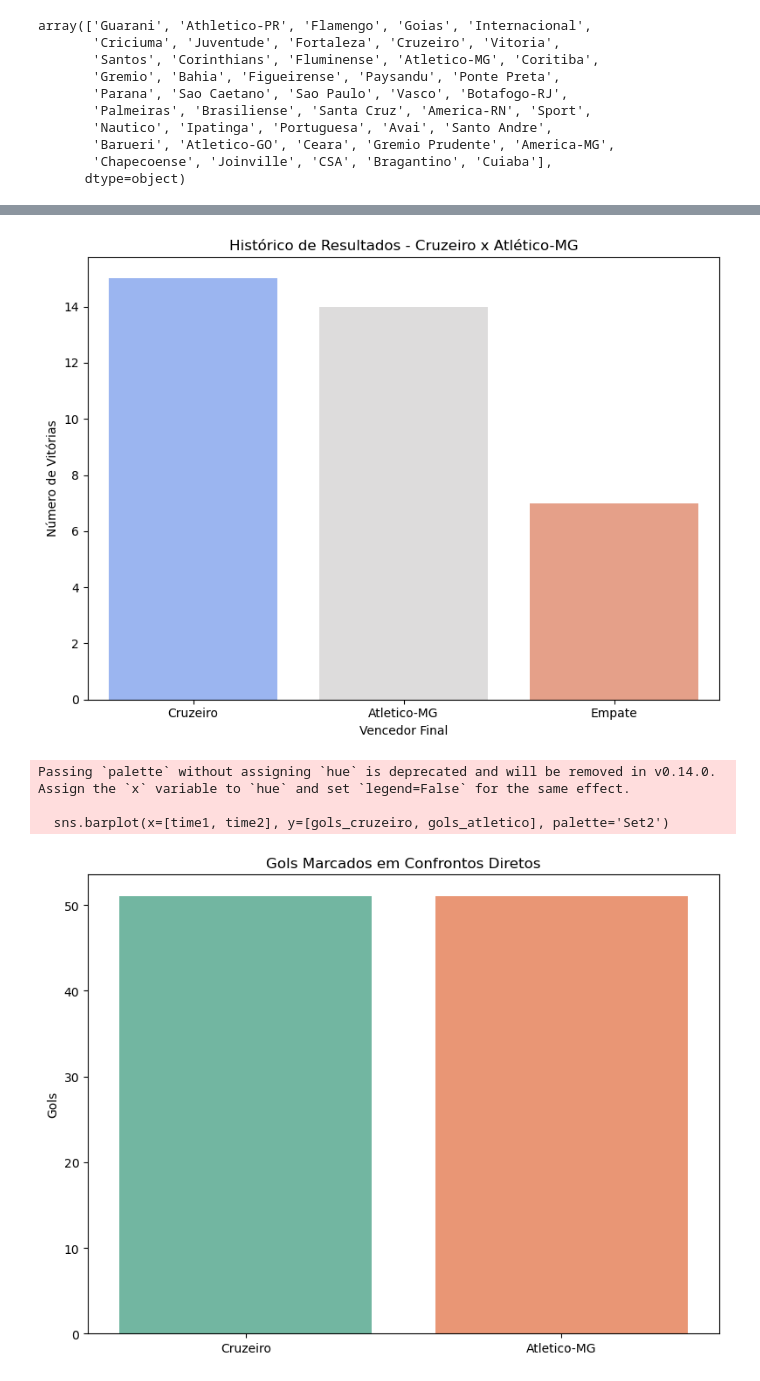
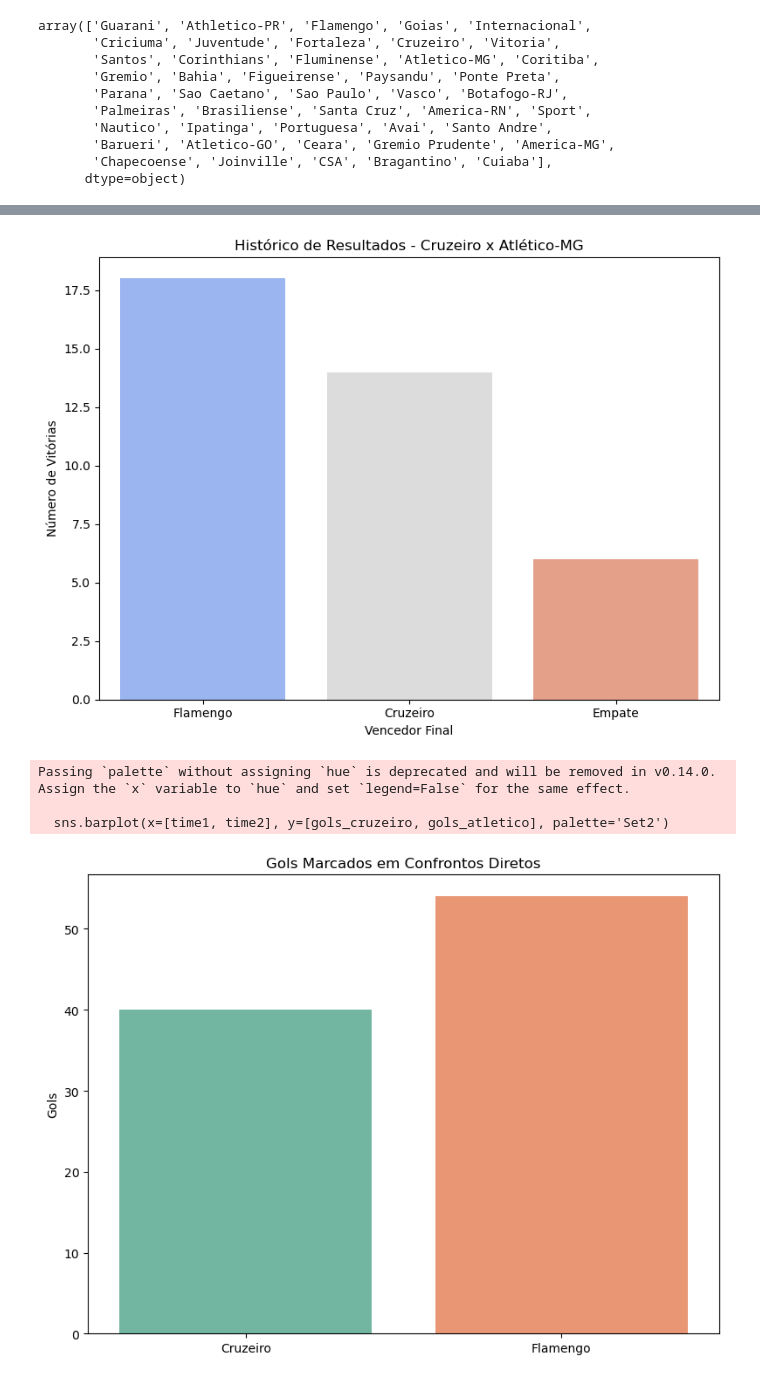
Before and after one commit to raphhax/mostraUFMG, a Jupyter notebook: campBr/code/futzadas.ipynb, the cells around one changed output, grey strips where cells are left out. Cells and saved outputs as stored; diff of their text form; code cells hidden in the pictures.

```diff
--- a/campBr/code/futzadas.ipynb
+++ b/campBr/code/futzadas.ipynb
@@ -203,7 +203,7 @@ array(['Guarani', 'Athletico-PR', 'Flamengo', 'Goias', 'Internacional',
       dtype=object)
 # %%
 time1 = 'Cruzeiro'
-time2 = 'Atletico-MG'
+time2 = 'Flamengo'
 
 times_classico = [time1, time2]
 df_classico = dfFull[(dfFull['mandante'].isin(times_classico)) & (dfFull['visitante'].isin(times_classico))]
@@ -214,32 +214,32 @@ resultados = df_classico['Vencedor Final'].value_counts()
 plt.figure(figsize=(8,6))
 sns.barplot(x=resultados.index, y=resultados.values, palette='coolwarm')
 plt.title("Histórico de Resultados - Cruzeiro x Atlético-MG")
 plt.ylabel("Número de Vitórias")
 plt.tight_layout()
 plt.show()
 
 # Gols marcados por cada time no confronto direto
 gols_cruzeiro = df_classico['mandante_Placar'][(df_classico['mandante'] == time1)].sum() + df_classico['visitante_Placar'][(df_classico['visitante'] == time1)].sum()
 gols_atletico = df_classico['mandante_Placar'][(df_classico['mandante'] == time2)].sum() + df_classico['visitante_Placar'][(df_classico['visitante'] == time2)].sum()
 
 plt.figure(figsize=(8,6))
 sns.barplot(x=[time1, time2], y=[gols_cruzeiro, gols_atletico], palette='Set2')
 plt.title("Gols Marcados em Confrontos Diretos")
 plt.ylabel("Gols")
 plt.tight_layout()
 plt.show()
 # %% [output]
 A value is trying to be set on a copy of a slice from a DataFrame.
 Try using .loc[row_indexer,col_indexer] = value instead
 
 See the caveats in the documentation: https://pandas.pydata.org/pandas-docs/stable/user_guide/indexing.html#returning-a-view-versus-a-copy
   df_classico['Vencedor Final'] = df_classico['vencedor'].replace('-', 'Empate')
 
 Passing `palette` without assigning `hue` is deprecated and will be removed in v0.14.0. Assign the `x` variable to `hue` and set `legend=False` for the same effect.
 
   sns.barplot(x=resultados.index, y=resultados.values, palette='coolwarm')
-[figure, old version]
+[figure, new version]
 Passing `palette` without assigning `hue` is deprecated and will be removed in v0.14.0. Assign the `x` variable to `hue` and set `legend=False` for the same effect.
 
   sns.barplot(x=[time1, time2], y=[gols_cruzeiro, gols_atletico], palette='Set2')
-[figure, old version]
+[figure, new version]
```
Also changed, not shown: 2 other files.
